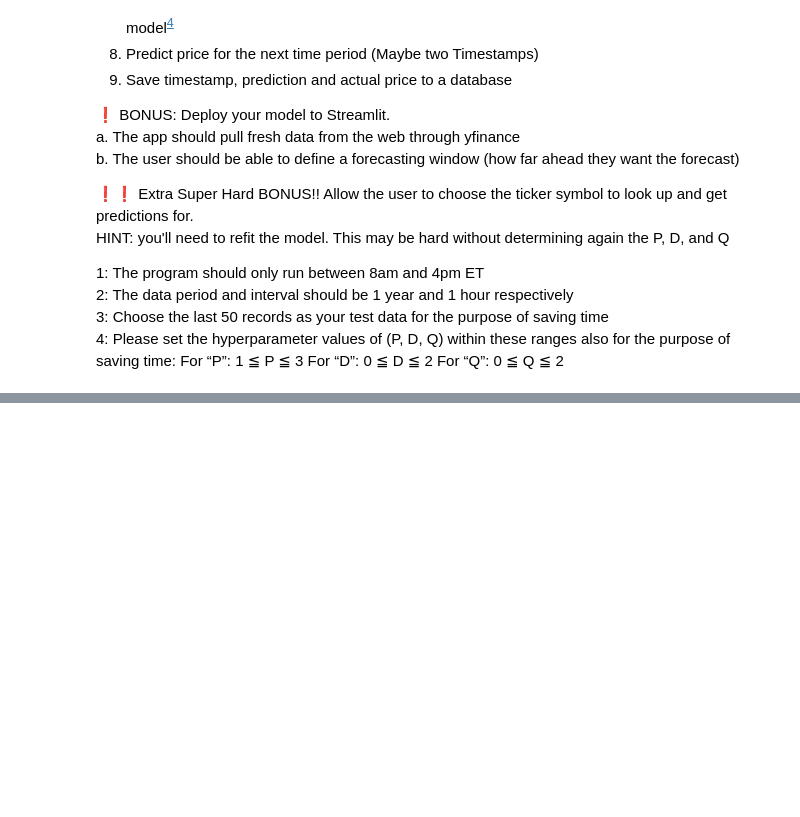
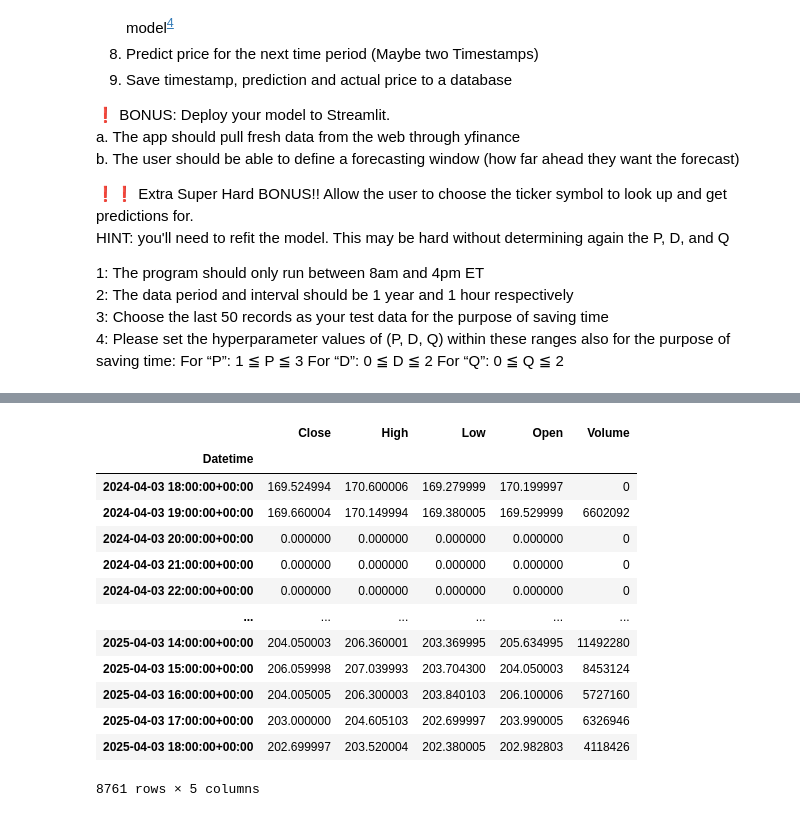
Before and after one commit to bkusuma/time-series-project, a Jupyter notebook: time-series-project.ipynb, the cells around one changed output, grey strips where cells are left out. Cells and saved outputs as stored; diff of their text form; code cells hidden in the pictures; blank space fills up the shorter version.

```diff
--- a/time-series-project.ipynb
+++ b/time-series-project.ipynb
@@ -25,0 +138,25 @@ HINT: you'll need to refit the model. This may be hard without determining again
+# %%
+# Install yahoo finance library (yfinance)
+# %conda install yfinance
+
+import yfinance as yf
+import os
+
+# Define the cache directory path
+cache_dir = os.path.expanduser("~/.yfinance_cache")
+
+# Create the directory if it doesn't exist
+if not os.path.exists(cache_dir):
+    os.makedirs(cache_dir)
+
+# Set the cache location
+yf.set_tz_cache_location(cache_dir)
+
+# # Now you can use yfinance functions
+# dat = yf.Ticker("MSFT")
+# dat.info
+# dat.calendar
+# dat.analyst_price_targets
+# dat.quarterly_income_stmt
+# dat.history(period='1mo')
+# dat.option_chain(dat.options[0]).calls
@@ -25,0 +218,24 @@ HINT: you'll need to refit the model. This may be hard without determining again
+# %%
+# Analyse time series
+
+# from pandas.tseries.offsets import Minute
+# fifteen_min = Minute(n=15)
+
+yf_dl = yf_dl.resample("h").sum() # resample by hour
+yf_dl.index.freq = "h"
+yf_dl
+# %% [output]
+|  | Close | High | Low | Open | Volume |
+| Datetime |  |  |  |  |  |
+| 2024-04-03 18:00:00+00:00 | 169.524994 | 170.600006 | 169.279999 | 170.199997 | 0 |
+| 2024-04-03 19:00:00+00:00 | 169.660004 | 170.149994 | 169.380005 | 169.529999 | 6602092 |
+| 2024-04-03 20:00:00+00:00 | 0.000000 | 0.000000 | 0.000000 | 0.000000 | 0 |
+| 2024-04-03 21:00:00+00:00 | 0.000000 | 0.000000 | 0.000000 | 0.000000 | 0 |
+| 2024-04-03 22:00:00+00:00 | 0.000000 | 0.000000 | 0.000000 | 0.000000 | 0 |
+| ... | ... | ... | ... | ... | ... |
+| 2025-04-03 14:00:00+00:00 | 204.050003 | 206.360001 | 203.369995 | 205.634995 | 11492280 |
+| 2025-04-03 15:00:00+00:00 | 206.059998 | 207.039993 | 203.704300 | 204.050003 | 8453124 |
+| 2025-04-03 16:00:00+00:00 | 204.005005 | 206.300003 | 203.840103 | 206.100006 | 5727160 |
+| 2025-04-03 17:00:00+00:00 | 203.000000 | 204.605103 | 202.699997 | 203.990005 | 6326946 |
+| 2025-04-03 18:00:00+00:00 | 202.699997 | 203.520004 | 202.380005 | 202.982803 | 4118426 |
+8761 rows × 5 columns
```
Also changed, not shown: parts of 10 cells of this notebook, 1 other file.
